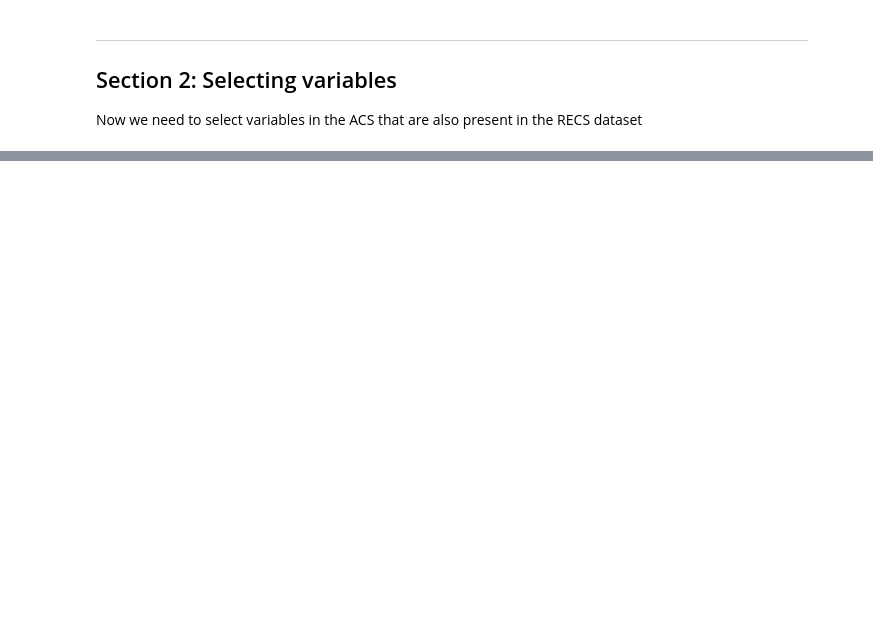
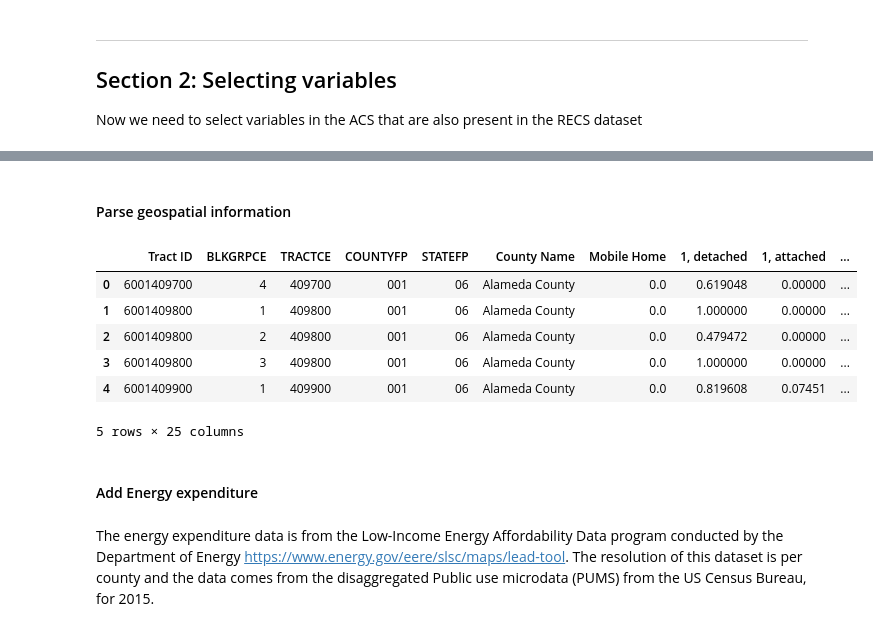
Before and after one commit to criscres/Energy-poverty-US, a Jupyter notebook: ACS_EDA.ipynb, the cells around one changed output, grey strips where cells are left out. Saved outputs shown, nothing was run; the diff lists cells and outputs as text; code cells hidden in the pictures; blank space fills up the shorter version.

```diff
--- a/ACS_EDA.ipynb
+++ b/ACS_EDA.ipynb
@@ -410,0 +735,9 @@ IPUMS provides census and survey data from around the world integrated across ti
+# %%
+#Now replace the original columns in final_df with the new scaled ones
+for i in scaled_df.columns:
+    if i == "Aggregate Household Income in the Past 12 Months":
+        final_df["Household Income in the Past 12 Months"] = scaled_df[i]
+    else:
+        final_df[i] = scaled_df[i]
+
+final_df.head()
@@ -410,0 +755,44 @@ IPUMS provides census and survey data from around the world integrated across ti
+# %% [markdown]
+#### Parse geospatial information
+# %%
+#Convert geo index into mutiple geolocation columns
+
+ca_acs = final_df.copy()
+#rest index and make copy
+ca_acs.reset_index(inplace = True)
+ca_acs.rename(columns={"index": "id"}, inplace = True)
+ca_acs['geo_inf'] = [str(ca_acs.id[i]) for i in range(0, len(ca_acs))]
+
+#parse geo information
+ca_acs['geo_inf'] = [str(ca_acs.id[i]) for i in range(0, len(ca_acs))]
+ca_acs[['Block','Tract', 'County Name', 'State', 'FIP']] = ca_acs.geo_inf.str.split(',',expand=True)
+ca_acs[['STATEFP','COUNTYFP', 'TRACTCE', 'BLKGRPCE']] = ca_acs.FIP.str.split('>',expand=True)
+
+#extract numbers
+ca_acs['STATEFP'] = ca_acs['STATEFP'].str.extract('(\d+)')
+ca_acs['COUNTYFP'] = ca_acs['COUNTYFP'].str.extract('(\d+)')
+ca_acs['TRACTCE'] = ca_acs['TRACTCE'].str.extract('(\d+)')
+ca_acs['BLKGRPCE'] = ca_acs['BLKGRPCE'].str.extract('(\d+)')
+ca_acs['Tract ID'] = ca_acs[['STATEFP', 'COUNTYFP', 'TRACTCE']].apply(lambda x: ''.join(x), axis=1).astype(int)
+
+#drop columns
+ca_acs.drop(columns = {'id', 'geo_inf', 'FIP','Block', 'Tract', 'State'}, inplace = True)
+
+#reorder remaining columns
+cols_to_order = ['Tract ID','BLKGRPCE', 'TRACTCE', 'COUNTYFP', 'STATEFP', 'County Name']#,  ]
+new_columns = cols_to_order + (ca_acs.columns.drop(cols_to_order).tolist())
+ca_acs = ca_acs[new_columns]
+
+ca_acs.head()
+# %% [output]
+|  | Tract ID | BLKGRPCE | TRACTCE | COUNTYFP | STATEFP | County Name | Mobile Home | 1, detached | 1, attached | ... |
+| 0 | 6001409700 | 4 | 409700 | 001 | 06 | Alameda County | 0.0 | 0.619048 | 0.00000 | ... |
+| 1 | 6001409800 | 1 | 409800 | 001 | 06 | Alameda County | 0.0 | 1.000000 | 0.00000 | ... |
+| 2 | 6001409800 | 2 | 409800 | 001 | 06 | Alameda County | 0.0 | 0.479472 | 0.00000 | ... |
+| 3 | 6001409800 | 3 | 409800 | 001 | 06 | Alameda County | 0.0 | 1.000000 | 0.00000 | ... |
+| 4 | 6001409900 | 1 | 409900 | 001 | 06 | Alameda County | 0.0 | 0.819608 | 0.07451 | ... |
+5 rows × 25 columns
+# %% [markdown]
+#### Add Energy expenditure
+# %% [markdown]
+The energy expenditure data is from the Low-Income Energy Affordability Data program conducted by the Department of Energy https://www.energy.gov/eere/slsc/maps/lead-tool. The resolution of this dataset is per county and the data comes from the disaggregated Public use microdata (PUMS) from the US Census Bureau, for 2015.
```
Also changed, not shown: parts of 102 cells of this notebook, 1 other file.
